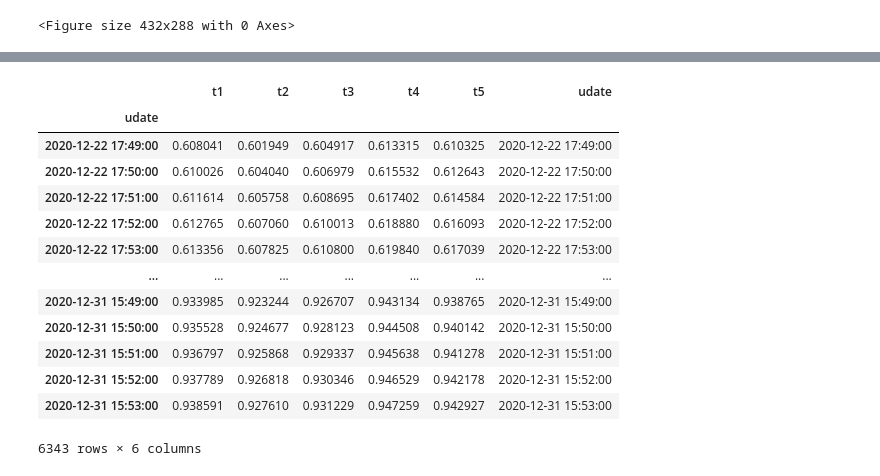
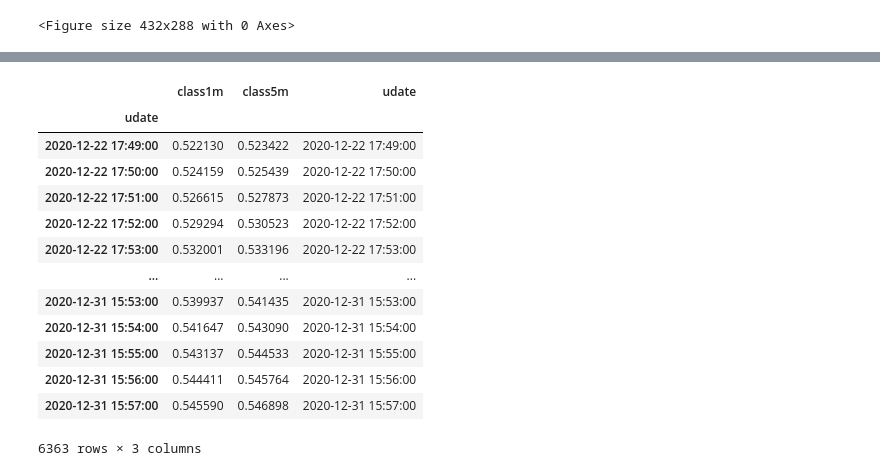
Before and after one commit to webclinic017/dbpower-machine-learning-project, a Jupyter notebook: nq10.ipynb, the cells around one changed output, grey strips where cells are left out. Saved outputs shown, nothing was run; the diff lists cells and outputs as text; code cells hidden in the pictures.

```diff
--- a/nq10.ipynb
+++ b/nq10.ipynb
@@ -177,21 +177,21 @@ sd5m_rise = (df2['pc5m'].loc[(df2['pc5m'] > 0)].std())
 sd5m_drop = (df2['pc5m'].loc[(df2['pc5m'] < 0)].std())
 
 # 1.9.3 标签
-df2['class1m'].loc[( df2['pc1m'] > 0.0 )] = 1
+df2['class1m'].loc[( df2['pc1m'] >= sd1m_rise*0.4 )] = 1
 df2['class1m'].loc[( df2['pc1m'] >= sd1m_rise*1.0 )] = 2
 df2['class1m'].loc[( df2['pc1m'] >= sd1m_rise*2.0 )] = 3
 
-df2['class1m'].loc[( df2['pc1m'] < 0.0 )] = -1
+df2['class1m'].loc[( df2['pc1m'] <= sd1m_drop*-0.4 )] = -1
 df2['class1m'].loc[( df2['pc1m'] <= sd1m_drop*-1.0 )] = -2
 df2['class1m'].loc[( df2['pc1m'] <= sd1m_drop*-2.0 )] = -3
 
-df2['class5m'].loc[( df2['pc5m'] > 0.0 )] = 1
-df2['class5m'].loc[( df2['pc5m'] >= sd1m_rise*1.0 )] = 2
-df2['class5m'].loc[( df2['pc5m'] >= sd1m_rise*2.0 )] = 3
+df2['class5m'].loc[( df2['pc5m'] >= sd5m_rise*0.4 )] = 1
+df2['class5m'].loc[( df2['pc5m'] >= sd5m_rise*1.0 )] = 2
+df2['class5m'].loc[( df2['pc5m'] >= sd5m_rise*2.0 )] = 3
 
-df2['class5m'].loc[( df2['pc5m'] < 0.0 )] = -1
-df2['class5m'].loc[( df2['pc5m'] <= sd1m_drop*-1.0 )] = -2
-df2['class5m'].loc[( df2['pc5m'] <= sd1m_drop*-2.0 )] = -3
+df2['class5m'].loc[( df2['pc5m'] <= sd5m_drop*-0.4 )] = -1
+df2['class5m'].loc[( df2['pc5m'] <= sd5m_drop*-1.0 )] = -2
+df2['class5m'].loc[( df2['pc5m'] <= sd5m_drop*-2.0 )] = -3
 
 print('SD 1m of rise: {}\nSD 1m of drop: {}\nSD 5m of rise: {}\nSD 5m of drop: {}'.format(sd1m_rise,sd1m_drop,sd5m_rise,sd5m_drop))
 df2.sort_index(inplace=True)
@@ -580,11 +580,13 @@ len(days3), len(train_set), len(test_set), len(valid_set)
 (50, 40, 5, 5)
 # %%
 # 5.5.2 窗口步長
-t_pus_no = 5
+t_pus_no = 1
 window_size = 50
 is_y_label_m_to_n = True
+data_type = 'classification' # t5, classification
 
-for day, df6 in data4.items():
+for day, df6_1 in data4.items():
+    df6 = df6_1.copy(deep=True)
     df6.drop(['udate'], axis=1, inplace=True)
     # 5.5.3 窗口
     no_max = df6.shape[0]-t_pus_no
@@ -598,7 +600,10 @@ for day, df6 in data4.items():
         else:
             temp_0 = df6.iloc[end+t_pus_no: end+t_pus_no] # t5
             temp_2 = df6.iloc[end-t_pus_no-1: end-t_pus_no-1] # current time
-        y_data.append(temp_0['Close'])
+        if data_type == 't5':
+            y_data.append(temp_0['Close'])
+        elif data_type == 'classification':
+            y_data.append([temp_0['class1m'][0], temp_0['class1m'][0]])
         # x matrix
         temp_1 = df6.iloc[start: end]
         x_data.append(temp_1)
@@ -674,7 +679,7 @@ model.add(LSTM(units=units, activation='tanh',return_sequences=False, input_shap
 model.add(Dropout(rate=0.2))
 
 if is_y_label_m_to_n:
-    model.add(Dense(units=t_pus_no))
+    model.add(Dense(units=y_train.shape[1]))
 else:
     model.add(Dense(units=1))
 
@@ -771,30 +776,32 @@ Validate Score: 0.0002 MSE (0.0151 RMSE)
 # %%
 # 9.0 預測
 predict1 = model.predict(x_valid)
-if is_y_label_m_to_n:
+if is_y_label_m_to_n and data_type == 't5':
     columns1=['t1', 't2', 't3', 't4', 't5']
+elif is_y_label_m_to_n and data_type == 'classification':
+    columns1=['class1m', 'class5m']
 else:
     columns1=['predict_close']
 df7 = pd.DataFrame(predict1, columns=columns1)
 date_valid2 = [v[0] for v in date_valid]
 df7['udate'] = date_valid2
 df7.index = df7['udate']
 df7
 # %% [output]
-|  | t1 | t2 | t3 | t4 | t5 | udate |
-| udate |  |  |  |  |  |  |
-| 2020-12-22 17:49:00 | 0.608041 | 0.601949 | 0.604917 | 0.613315 | 0.610325 | 2020-12-22 17:49:00 |
-| 2020-12-22 17:50:00 | 0.610026 | 0.604040 | 0.606979 | 0.615532 | 0.612643 | 2020-12-22 17:50:00 |
-| 2020-12-22 17:51:00 | 0.611614 | 0.605758 | 0.608695 | 0.617402 | 0.614584 | 2020-12-22 17:51:00 |
-| 2020-12-22 17:52:00 | 0.612765 | 0.607060 | 0.610013 | 0.618880 | 0.616093 | 2020-12-22 17:52:00 |
-| 2020-12-22 17:53:00 | 0.613356 | 0.607825 | 0.610800 | 0.619840 | 0.617039 | 2020-12-22 17:53:00 |
-| ... | ... | ... | ... | ... | ... | ... |
-| 2020-12-31 15:49:00 | 0.933985 | 0.923244 | 0.926707 | 0.943134 | 0.938765 | 2020-12-31 15:49:00 |
-| 2020-12-31 15:50:00 | 0.935528 | 0.924677 | 0.928123 | 0.944508 | 0.940142 | 2020-12-31 15:50:00 |
-| 2020-12-31 15:51:00 | 0.936797 | 0.925868 | 0.929337 | 0.945638 | 0.941278 | 2020-12-31 15:51:00 |
-| 2020-12-31 15:52:00 | 0.937789 | 0.926818 | 0.930346 | 0.946529 | 0.942178 | 2020-12-31 15:52:00 |
-| 2020-12-31 15:53:00 | 0.938591 | 0.927610 | 0.931229 | 0.947259 | 0.942927 | 2020-12-31 15:53:00 |
+|  | class1m | class5m | udate |
+| udate |  |  |  |
+| 2020-12-22 17:49:00 | 0.522130 | 0.523422 | 2020-12-22 17:49:00 |
+| 2020-12-22 17:50:00 | 0.524159 | 0.525439 | 2020-12-22 17:50:00 |
+| 2020-12-22 17:51:00 | 0.526615 | 0.527873 | 2020-12-22 17:51:00 |
+| 2020-12-22 17:52:00 | 0.529294 | 0.530523 | 2020-12-22 17:52:00 |
+| 2020-12-22 17:53:00 | 0.532001 | 0.533196 | 2020-12-22 17:53:00 |
+| ... | ... | ... | ... |
+| 2020-12-31 15:53:00 | 0.539937 | 0.541435 | 2020-12-31 15:53:00 |
+| 2020-12-31 15:54:00 | 0.541647 | 0.543090 | 2020-12-31 15:54:00 |
+| 2020-12-31 15:55:00 | 0.543137 | 0.544533 | 2020-12-31 15:55:00 |
+| 2020-12-31 15:56:00 | 0.544411 | 0.545764 | 2020-12-31 15:56:00 |
+| 2020-12-31 15:57:00 | 0.545590 | 0.546898 | 2020-12-31 15:57:00 |
-6343 rows × 6 columns
+6363 rows × 3 columns
 # %%
 # 10.0
 len_shape_y = df5_7.shape[1]-2
```
Also changed, not shown: parts of 12 cells of this notebook.
